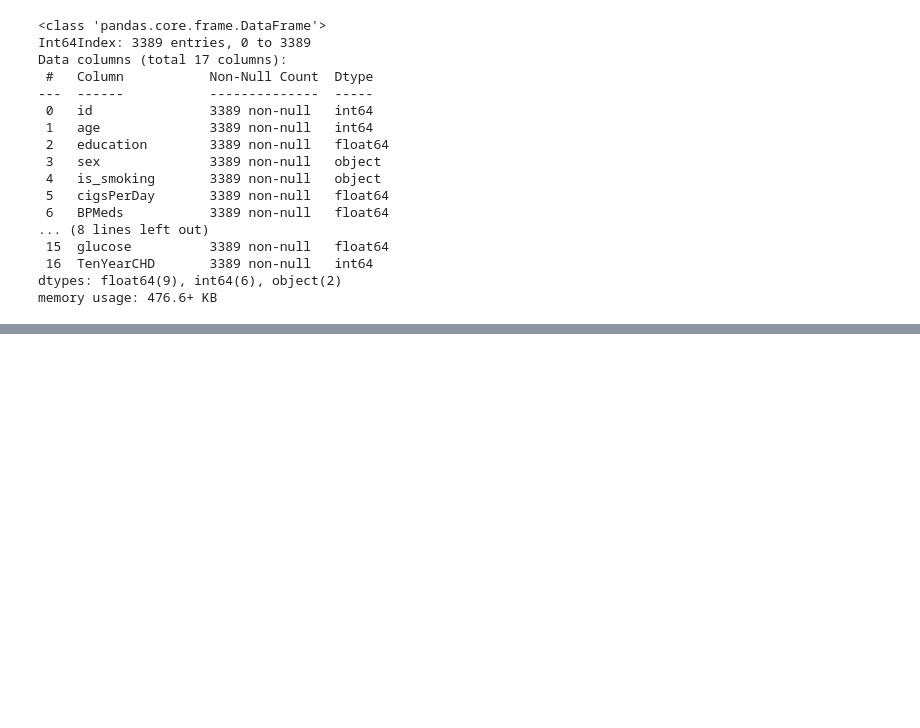
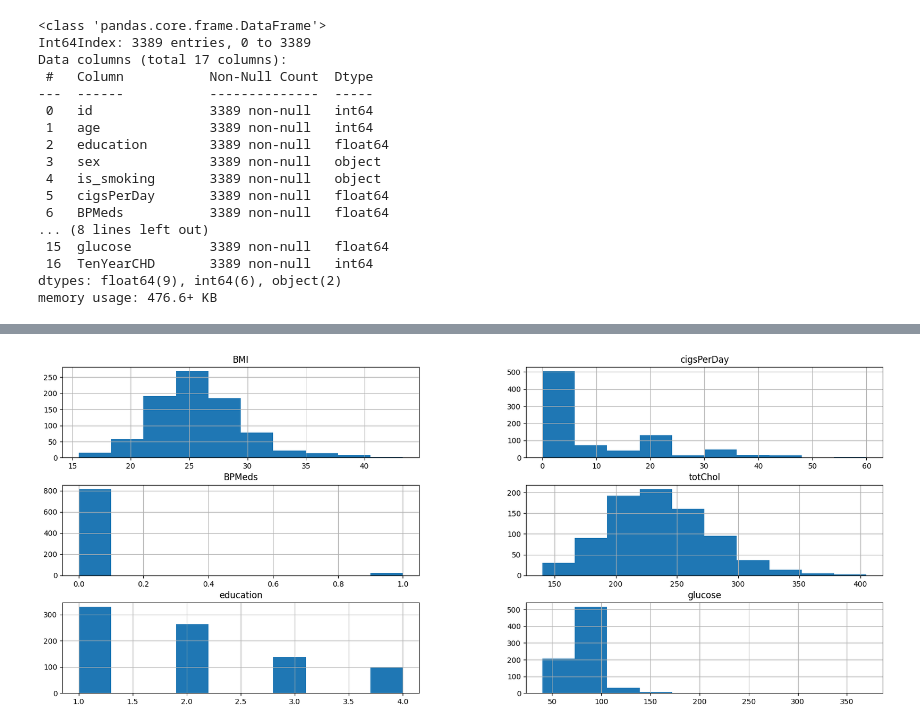
Before and after one commit to Rinengen/Python_HW, a Jupyter notebook: progect_5/SF_HW_4.ipynb, the cells around one changed output, grey strips where cells are left out. Saved outputs shown, nothing was run; the diff lists cells and outputs as text; code cells hidden in the pictures; blank space fills up the shorter version.

```diff
--- a/progect_5/SF_HW_4.ipynb
+++ b/progect_5/SF_HW_4.ipynb
@@ -113,3 +129,5 @@ Data columns (total 17 columns):
  16  TenYearCHD       3390 non-null   int64
 dtypes: float64(9), int64(6), object(2)
 memory usage: 450.4+ KB
+# %%
+test = pd.read_csv('data/test.csv')
@@ -223,0 +262,8 @@ memory usage: 476.6+ KB
+# %%
+test_copy = test.copy()
+# %%
+cols_null_percent_1 = test_copy.isnull().mean() * 100
+cols_with_null_1 = cols_null_percent_1[
+    cols_null_percent_1 > 0
+].sort_values(ascending=True)
+cols_with_null_1
@@ -223,0 +278,5 @@ memory usage: 476.6+ KB
+# %%
+cols = cols_with_null_1.index
+test_copy[cols].hist(figsize=(20, 8));
+# %% [output]
+[figure, added]
```
Also changed, not shown: parts of 41 cells of this notebook.
